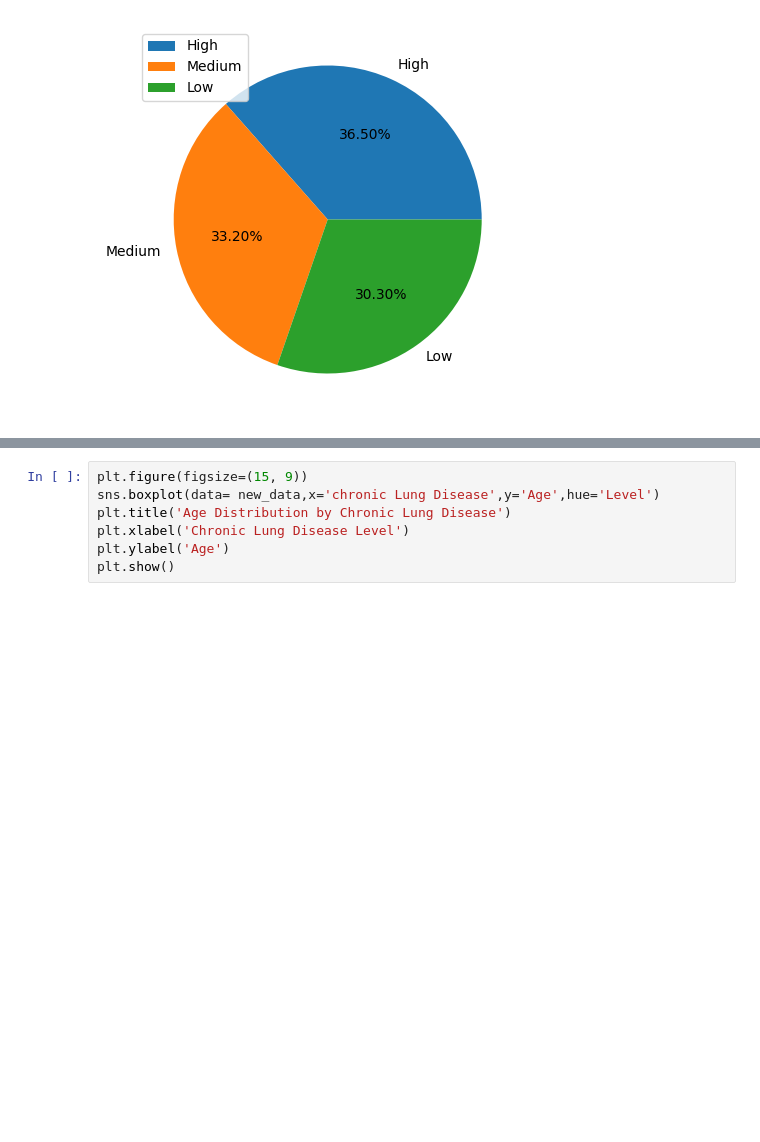
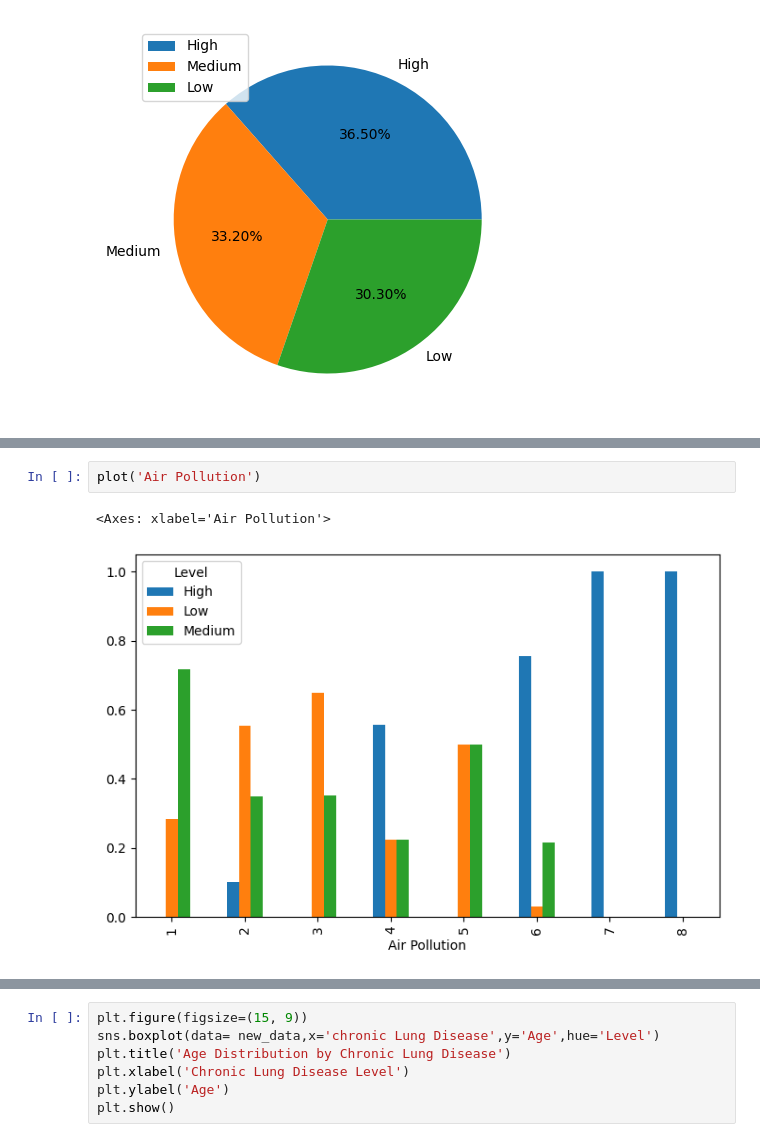
Before and after one commit to kellykabura/project-lungcancer, a Jupyter notebook: lungcancer.ipynb, the cells around one changed output, grey strips where cells are left out. Cells and saved outputs as stored; diff of their text form; blank space fills up the shorter version.

```diff
--- a/lungcancer.ipynb
+++ b/lungcancer.ipynb
@@ -114,0 +115,5 @@ plt.show()
+# %%
+plot('Air Pollution')
+# %% [output]
+<Axes: xlabel='Air Pollution'>
+[figure, added]
```
Also changed, not shown: parts of 16 cells of this notebook.
